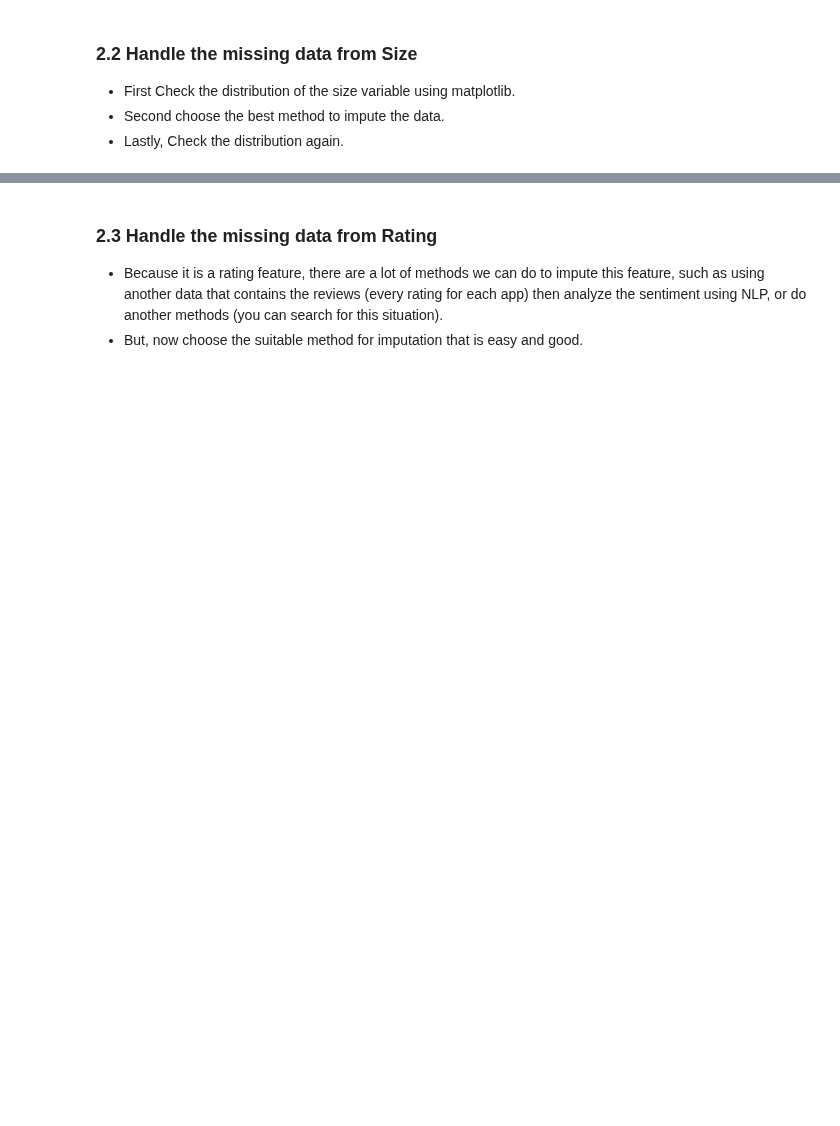
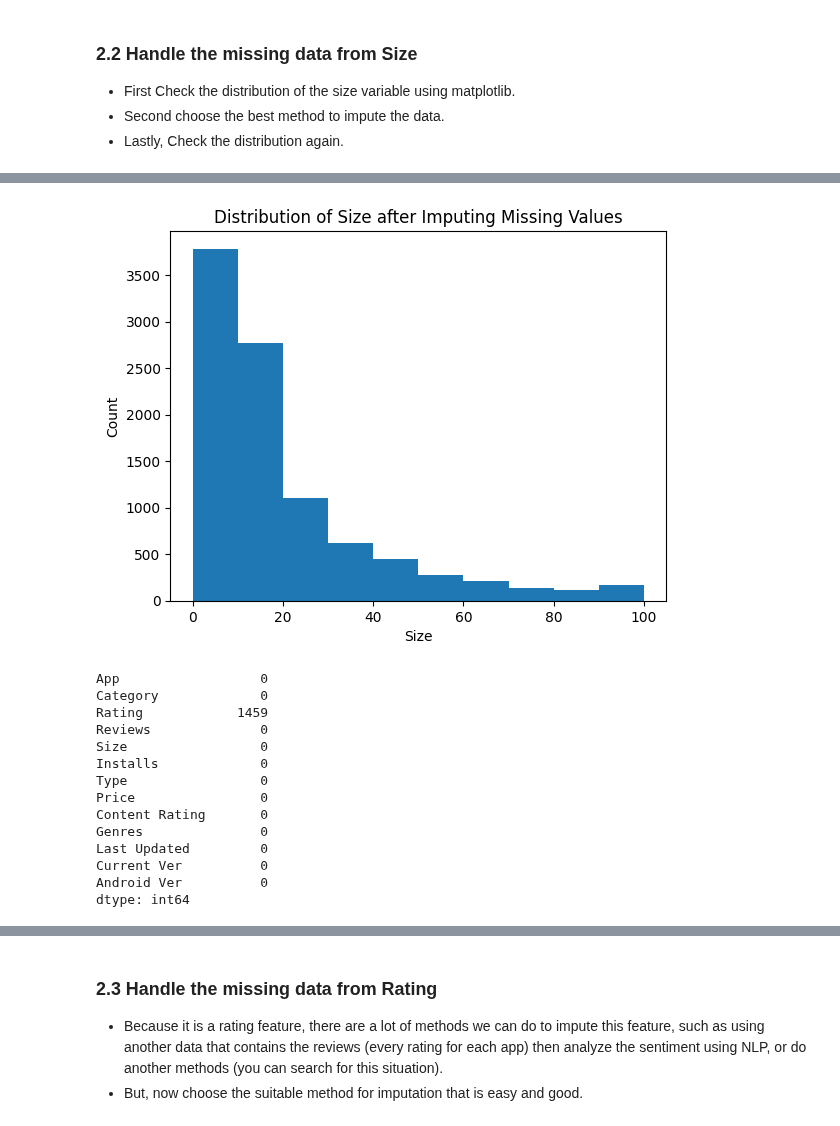
Before and after one commit to Tuwaiq-Data-Science-Bootcamp-V5/Matplotlib-Lab3, a Jupyter notebook: Matplotlib_Assignment3.ipynb, the cells around one changed output, grey strips where cells are left out. Cells and saved outputs as stored; diff of their text form; code cells hidden in the pictures; blank space fills up the shorter version.

```diff
--- a/Matplotlib_Assignment3.ipynb
+++ b/Matplotlib_Assignment3.ipynb
@@ -151,2 +163,28 @@ dtype: int64
+# %%
+from sklearn.impute import SimpleImputer
+imputer = SimpleImputer(strategy='median')
+app.loc[:,'Size'] = imputer.fit_transform(app[['Size']])
+plt.hist(app['Size'])
+plt.xlabel('Size')
+plt.ylabel('Count')
+plt.title('Distribution of Size after Imputing Missing Values')
+plt.show()
+app.isnull().sum()
+# %% [output]
+[figure, added]
+App                  0
+Category             0
+Rating            1459
+Reviews              0
+Size                 0
+Installs             0
+Type                 0
+Price                0
+Content Rating       0
+Genres               0
+Last Updated         0
+Current Ver          0
+Android Ver          0
+dtype: int64
 # %%
 # Output :-
```
Also changed, not shown: parts of 38 cells of this notebook.
